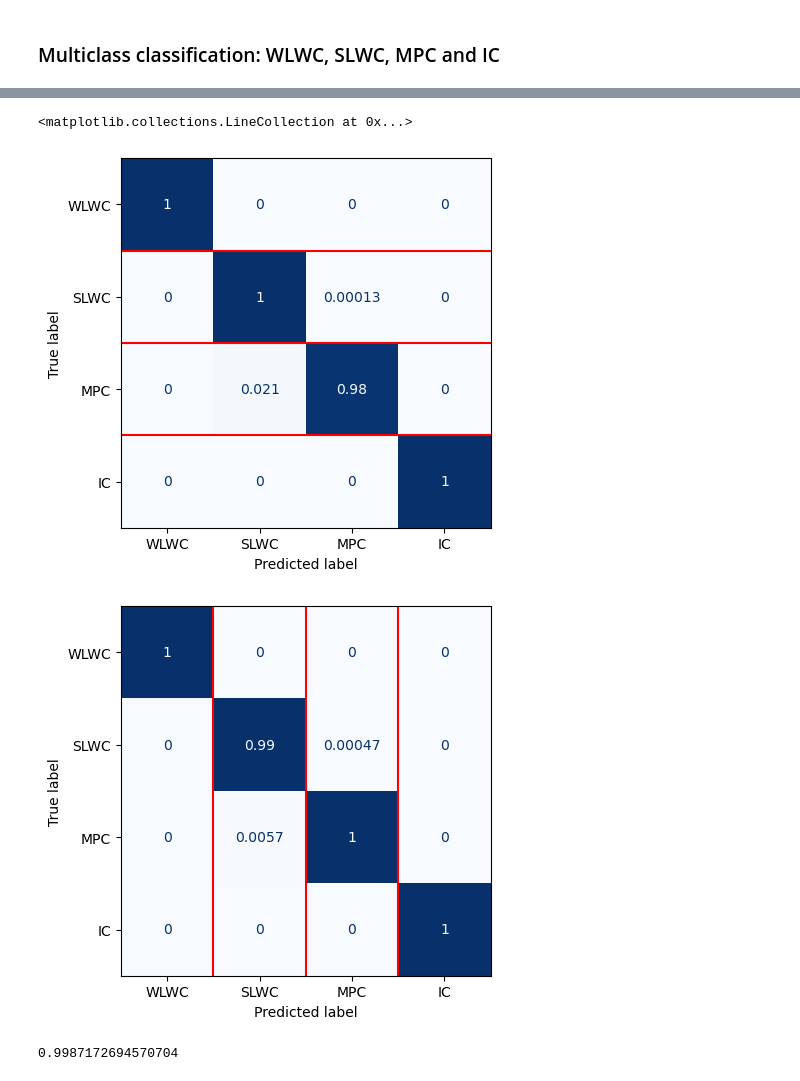
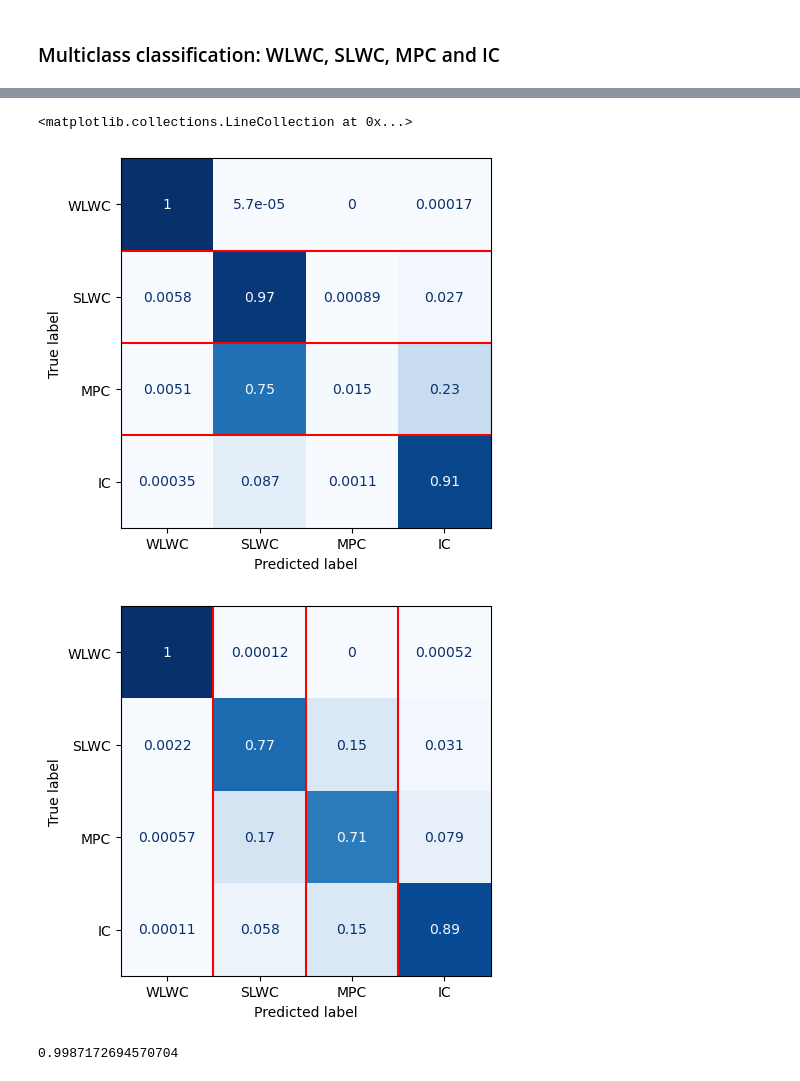
Before and after one commit to luke-whitehead/01_SLW_xgb, a Jupyter notebook: 106_train_model.ipynb, the cells around one changed output, grey strips where cells are left out. Cells and saved outputs as stored; diff of their text form; code cells hidden in the pictures.

Commit message:
wip: changes when applying model to ref v4

```diff
--- a/106_train_model.ipynb
+++ b/106_train_model.ipynb
@@ -11,7 +11,7 @@ from sklearn.metrics import classification_report, recall_score, confusion_matri
 import matplotlib.pyplot as plt
 
 data_dir = '/home/lukeew/Local_work/data/01_SLW_xgb'
-refrence_dir = data_dir + '/CHCH_v3_reference/'
+refrence_dir = data_dir + '/CHCH_v4_reference/'
 reference_mask_dir = refrence_dir + 'processed{}/'
 model_save_dir = refrence_dir + 'models/'
 # %%
@@ -249,10 +245,11 @@ sgkf = StratifiedGroupKFold(n_splits=3)
 cv = sgkf
 
 model = xgb.XGBClassifier(objective='multi:softprob',
-                      booster='gbtree', n_jobs=-1,
-                      use_label_encoder=False,verbosity=0)
+                    booster='gbtree', n_jobs=-1,
+                    use_label_encoder=False,verbosity=0)
 
-params_multi = {'learning_rate': 0.01, 'max_depth': 3}
+params_multi = {'gamma': 0, 'learning_rate': 0.5, 'max_depth': 9, 'reg_lambda': 0}
+
 model.set_params(**params_multi)
 
 
@@ -337,8 +334,8 @@ sgkf = StratifiedGroupKFold(n_splits=3)
 cv = sgkf
 
 model = xgb.XGBClassifier(objective='multi:softprob',
-                      booster='gbtree', n_jobs=-1,
-                      use_label_encoder=False,verbosity=0)
+                    booster='gbtree', n_jobs=-1,
+                    use_label_encoder=False,verbosity=0)
 
 hyperparameter_space = {
                         'max_depth':[3,6,9],
@@ -348,8 +345,8 @@ hyperparameter_space = {
                         # 'scale_pos_weight':[1,3,5]
                         }
 
-gs = GridSearchCV(model, param_grid=hyperparameter_space,verbose=4,scoring=make_scorer(recall_score,labels=[2],average='macro'),
-                  n_jobs=-1, cv=cv, return_train_score=True)
+gs = GridSearchCV(model, param_grid=hyperparameter_space,verbose=4,scoring='recall_weighted',
+                n_jobs=-1, cv=cv, return_train_score=True)
 
 print('Starting grid search')
 start_time = time.time()
@@ -448,6 +445,6 @@ weighted avg       1.00      1.00      1.00     35861
 <matplotlib.collections.LineCollection at 0x...>
-[figure, old version]
+[figure, new version]
-[figure, old version]
+[figure, new version]
 # %%
 # balanced_accuracy_score(target, best_model.predict(input))
 # f1_score(target, best_model.predict(input), average='weighted')
```
Also changed, not shown: parts of 5 cells of this notebook, 6 other files.
